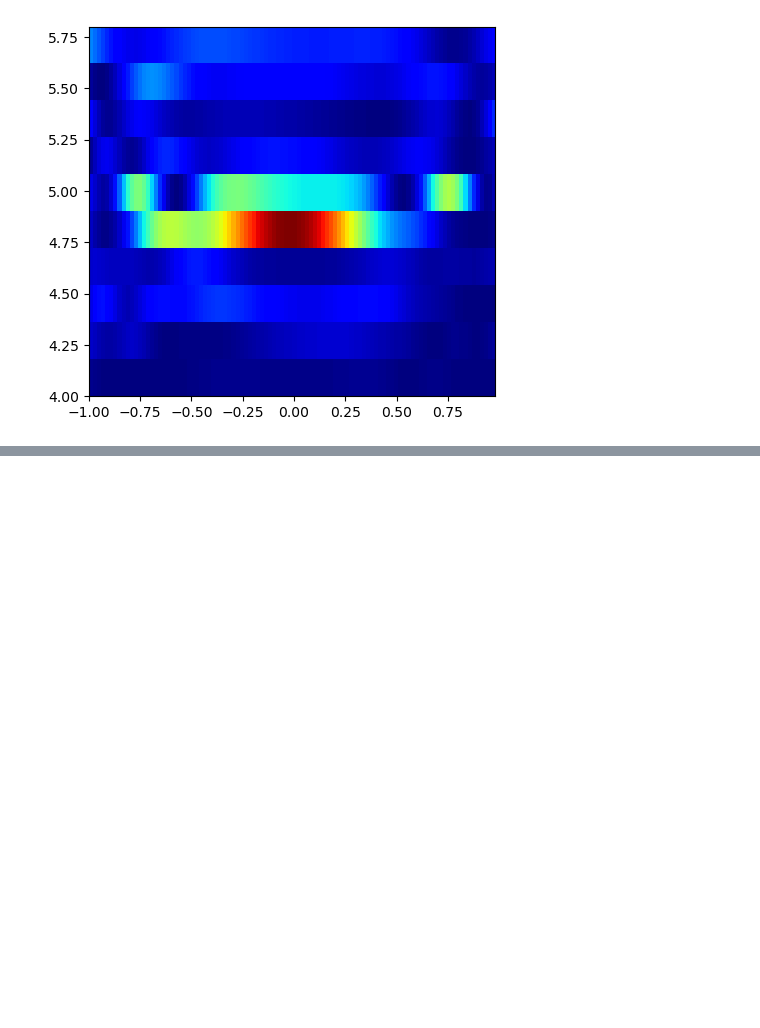
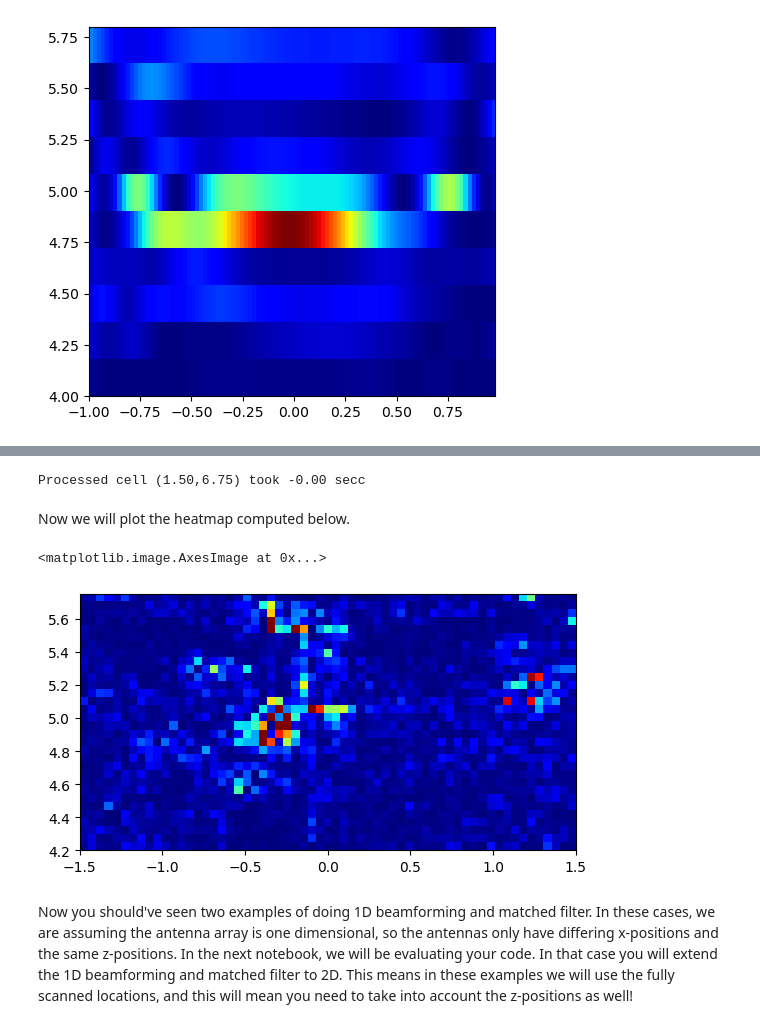
Before and after one commit to hailanzs/comm-proj-radar, a Jupyter notebook: exercise_1.ipynb, the cells around one changed output, grey strips where cells are left out. Cells and saved outputs as stored; diff of their text form; code cells hidden in the pictures; blank space fills up the shorter version.

```diff
--- a/exercise_1.ipynb
+++ b/exercise_1.ipynb
@@ -285,0 +327,14 @@ In this notebook, you should've gone through exercises on loading data, basic pr
+# %%
+# define the antenna spacing
+lm = 3e8/77e9 # define lambda for the antenna spacing
+
+# this is the receiver positions
+rx_pos = np.reshape(np.arange(1,5,dtype=float),(-1,1)) * lm / 2
+
+# this is the locations of the locations of the radar (we are moving it by lambda)
+x_pos = -(np.reshape(np.arange(1,81,dtype=float),(-1,1))) * lm
+
+# antenna positions for all receivers in the entire scan. /lm so that we don't have two factors of lm when we multiply them
+ant_pos = np.reshape(rx_pos.T * x_pos/lm,(-1,1))
+ant_pos = ant_pos - ant_pos[0] # make sure first location is 0
+x_pos = x_pos - x_pos[0] # make sure first location is 0
@@ -285,0 +500,26 @@ In this notebook, you should've gone through exercises on loading data, basic pr
+# %%
+X = np.squeeze(raw_data[:,0,:,:,:]) # for matched filter we use the raw data directly!
+X = np.reshape(X,(-1,adc_samples))
+
+num_x_cells = np.arange(-1.5,1.5+0.025,0.05)
+num_y_cells = np.arange(4.2,6.8,0.05)
+
+x_radar_tx = np.reshape(np.repeat(x_pos,4),(-1,1)) - 0.005 - 3 * lm / 2
+x_radar_rx = ant_pos
+
+# print(x_pos)
+MF_output = matched_filter_1d(X, num_x_cells, num_y_cells, x_radar_tx, x_radar_rx)
+# %% [output]
+Processed cell (1.50,6.75) took -0.00 secc
+# %% [markdown]
+Now we will plot the heatmap computed below.
+# %%
+to_plot = MF_output
+to_plot = to_plot/np.max(np.reshape(to_plot,(1,-1)))
+to_plot = to_plot[:,:]**2
+plt.imshow(abs((to_plot).T), extent=[num_x_cells[0], num_x_cells[-1], num_y_cells[0], num_y_cells[-1]],cmap = 'jet',  vmin=0, vmax=0.3) # this is giving the y axis in meters, and x axis in angles
+# %% [output]
+<matplotlib.image.AxesImage at 0x...>
+[figure, added]
+# %% [markdown]
+Now you should've seen two examples of doing 1D beamforming and matched filter. In these cases, we are assuming the antenna array is one dimensional, so the antennas only have differing x-positions and the same z-positions. In the next notebook, we will be evaluating your code. In that case you will extend the 1D beamforming and matched filter to 2D. This means in these examples we will use the fully scanned locations, and this will mean you need to take into account the z-positions as well!
```
Also changed, not shown: parts of 19 cells of this notebook, 2 other files.
